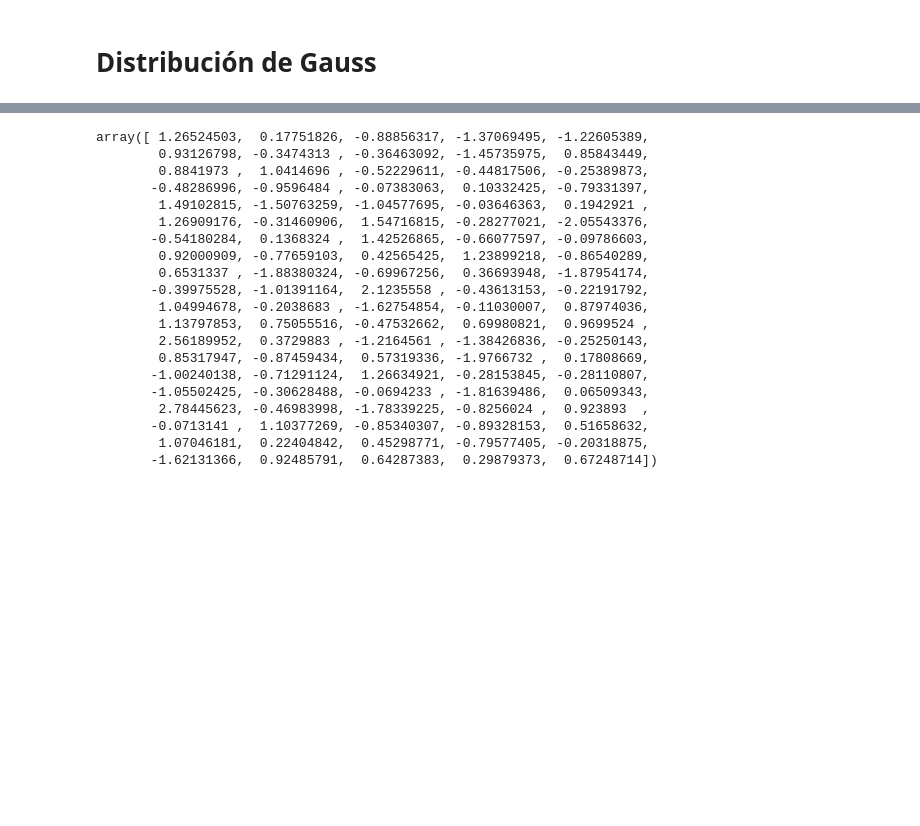
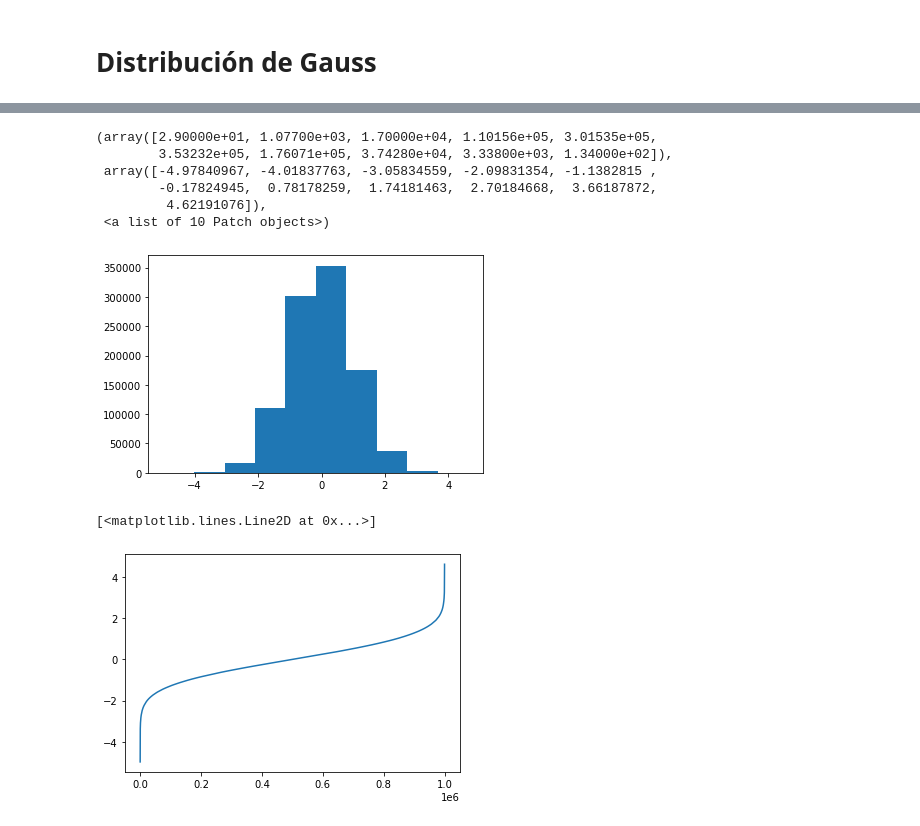
Before and after one commit to walterbaya/Ciencia-de-Datos-y-Machine-Learning-, a Jupyter notebook: Data Wrangling/Funciones de distribución de probabilidad.ipynb, the cells around one changed output, grey strips where cells are left out. Cells and saved outputs as stored; diff of their text form; code cells hidden in the pictures; blank space fills up the shorter version.

```diff
--- a/Data Wrangling/Funciones de distribución de probabilidad.ipynb
+++ b/Data Wrangling/Funciones de distribución de probabilidad.ipynb
@@ -22,23 +29,15 @@ data = np.random.randn(100)
+# %%
+plt.hist(data)
+# %% [output]
+(array([2.90000e+01, 1.07700e+03, 1.70000e+04, 1.10156e+05, 3.01535e+05,
+        3.53232e+05, 1.76071e+05, 3.74280e+04, 3.33800e+03, 1.34000e+02]),
+ array([-4.97840967, -4.01837763, -3.05834559, -2.09831354, -1.1382815 ,
+        -0.17824945,  0.78178259,  1.74181463,  2.70184668,  3.66187872,
+         4.62191076]),
+ <a list of 10 Patch objects>)
+[figure, added]
 # %%
-plt.plot()
+plt.plot(x, sorted(data))
 # %% [output]
-array([ 1.26524503,  0.17751826, -0.88856317, -1.37069495, -1.22605389,
-        0.93126798, -0.3474313 , -0.36463092, -1.45735975,  0.85843449,
-        0.8841973 ,  1.0414696 , -0.52229611, -0.44817506, -0.25389873,
-       -0.48286996, -0.9596484 , -0.07383063,  0.10332425, -0.79331397,
-        1.49102815, -1.50763259, -1.04577695, -0.03646363,  0.1942921 ,
-        1.26909176, -0.31460906,  1.54716815, -0.28277021, -2.05543376,
-       -0.54180284,  0.1368324 ,  1.42526865, -0.66077597, -0.09786603,
-        0.92000909, -0.77659103,  0.42565425,  1.23899218, -0.86540289,
-        0.6531337 , -1.88380324, -0.69967256,  0.36693948, -1.87954174,
-       -0.39975528, -1.01391164,  2.1235558 , -0.43613153, -0.22191792,
-        1.04994678, -0.2038683 , -1.62754854, -0.11030007,  0.87974036,
-        1.13797853,  0.75055516, -0.47532662,  0.69980821,  0.9699524 ,
-        2.56189952,  0.3729883 , -1.2164561 , -1.38426836, -0.25250143,
-        0.85317947, -0.87459434,  0.57319336, -1.9766732 ,  0.17808669,
-       -1.00240138, -0.71291124,  1.26634921, -0.28153845, -0.28110807,
-       -1.05502425, -0.30628488, -0.0694233 , -1.81639486,  0.06509343,
-        2.78445623, -0.46983998, -1.78339225, -0.8256024 ,  0.923893  ,
-       -0.0713141 ,  1.10377269, -0.85340307, -0.89328153,  0.51658632,
-        1.07046181,  0.22404842,  0.45298771, -0.79577405, -0.20318875,
-       -1.62131366,  0.92485791,  0.64287383,  0.29879373,  0.67248714])
+[<matplotlib.lines.Line2D at 0x...>]
+[figure, added]
```
Also changed, not shown: parts of 18 cells of this notebook, 2 other files.
